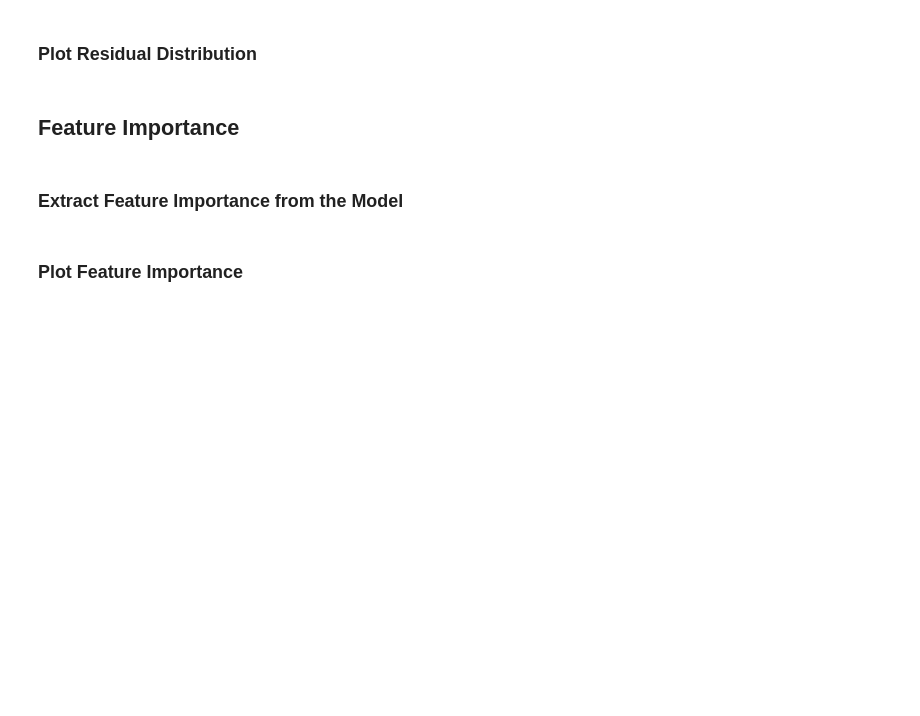
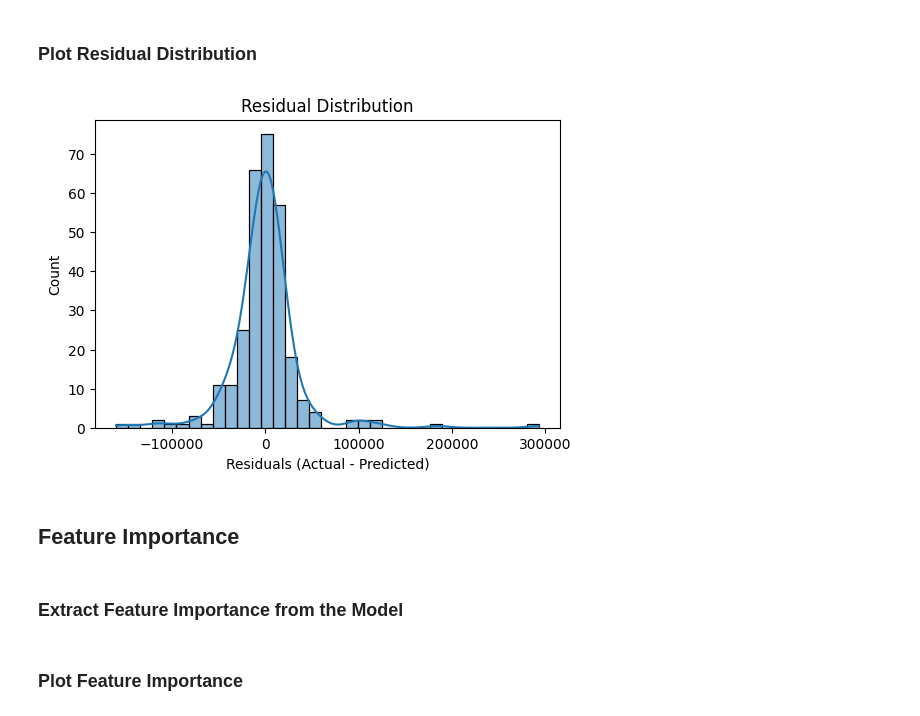
Before and after one commit to David5p/heritage-housing, a Jupyter notebook: jupyter_notebooks/Modelling.ipynb, the cells around one changed output. Drawn from its saved outputs; the diff is of its cells as text; code cells hidden in the pictures; blank space fills up the shorter version.

```diff
--- a/jupyter_notebooks/Modelling.ipynb
+++ b/jupyter_notebooks/Modelling.ipynb
@@ -384,7 +436,9 @@ plot_predictions(X_test, y_test, pipeline_clf)
 # %% [markdown]
 ### Plot Residual Distribution
 # %%
-plot_residuals(X_test, y_test, pipeline_clf)
+plot_residuals(X_test, y_test, pipeline_reg)
+# %% [output]
+[figure, added]
 # %% [markdown]
 ## Feature Importance
 # %% [markdown]
```
Also changed, not shown: parts of 26 cells of this notebook.
